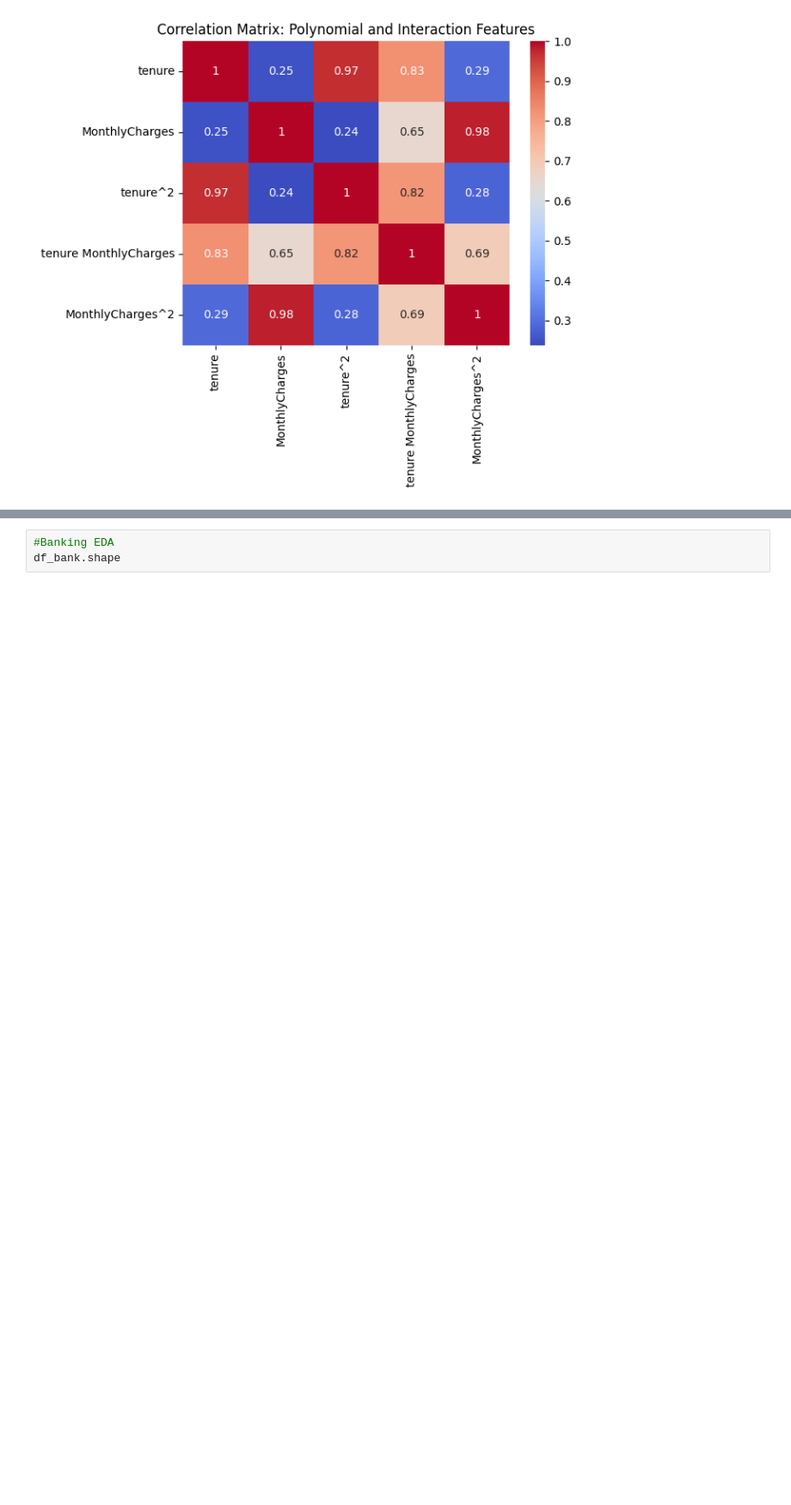
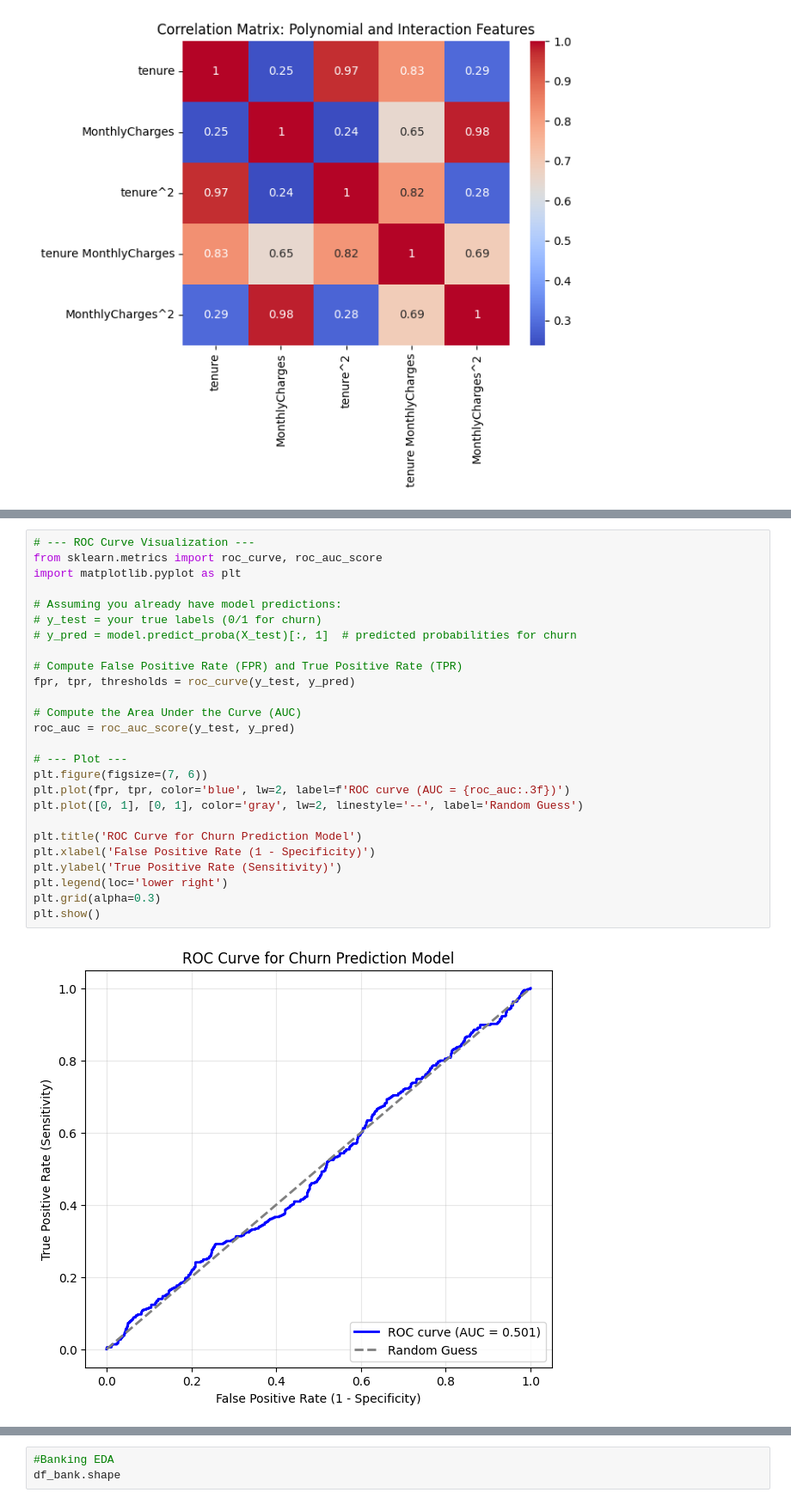
Before and after one commit to tlevash23/DX699, a Jupyter notebook: DX799-01.ipynb, the cells around one changed output, grey strips where cells are left out. Shown at 86% size. Drawn from its saved outputs; the diff is of its cells as text; blank space fills up the shorter version.

```diff
--- a/DX799-01.ipynb
+++ b/DX799-01.ipynb
@@ -250,0 +626,28 @@ plt.show()
+# %%
+# --- ROC Curve Visualization ---
+from sklearn.metrics import roc_curve, roc_auc_score
+import matplotlib.pyplot as plt
+
+# Assuming you already have model predictions:
+# y_test = your true labels (0/1 for churn)
+# y_pred = model.predict_proba(X_test)[:, 1]  # predicted probabilities for churn
+
+# Compute False Positive Rate (FPR) and True Positive Rate (TPR)
+fpr, tpr, thresholds = roc_curve(y_test, y_pred)
+
+# Compute the Area Under the Curve (AUC)
+roc_auc = roc_auc_score(y_test, y_pred)
+
+# --- Plot ---
+plt.figure(figsize=(7, 6))
+plt.plot(fpr, tpr, color='blue', lw=2, label=f'ROC curve (AUC = {roc_auc:.3f})')
+plt.plot([0, 1], [0, 1], color='gray', lw=2, linestyle='--', label='Random Guess')
+
+plt.title('ROC Curve for Churn Prediction Model')
+plt.xlabel('False Positive Rate (1 - Specificity)')
+plt.ylabel('True Positive Rate (Sensitivity)')
+plt.legend(loc='lower right')
+plt.grid(alpha=0.3)
+plt.show()
+# %% [output]
+[figure, added]
```
Also changed, not shown: parts of 20 cells of this notebook.
